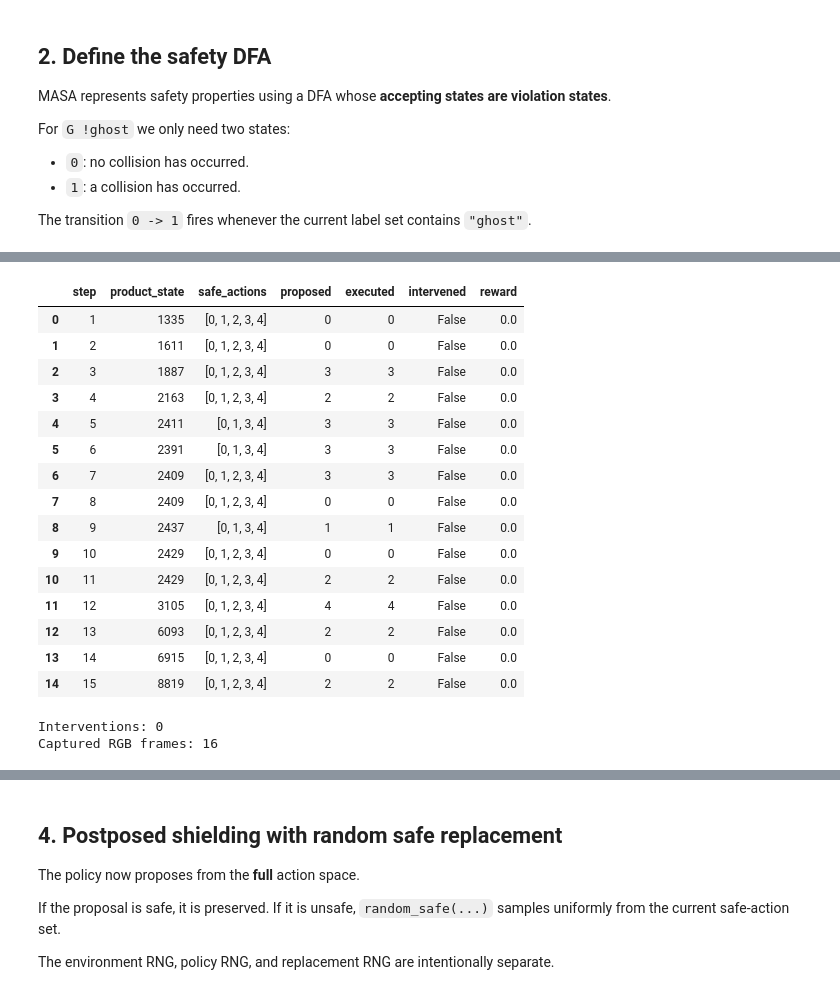
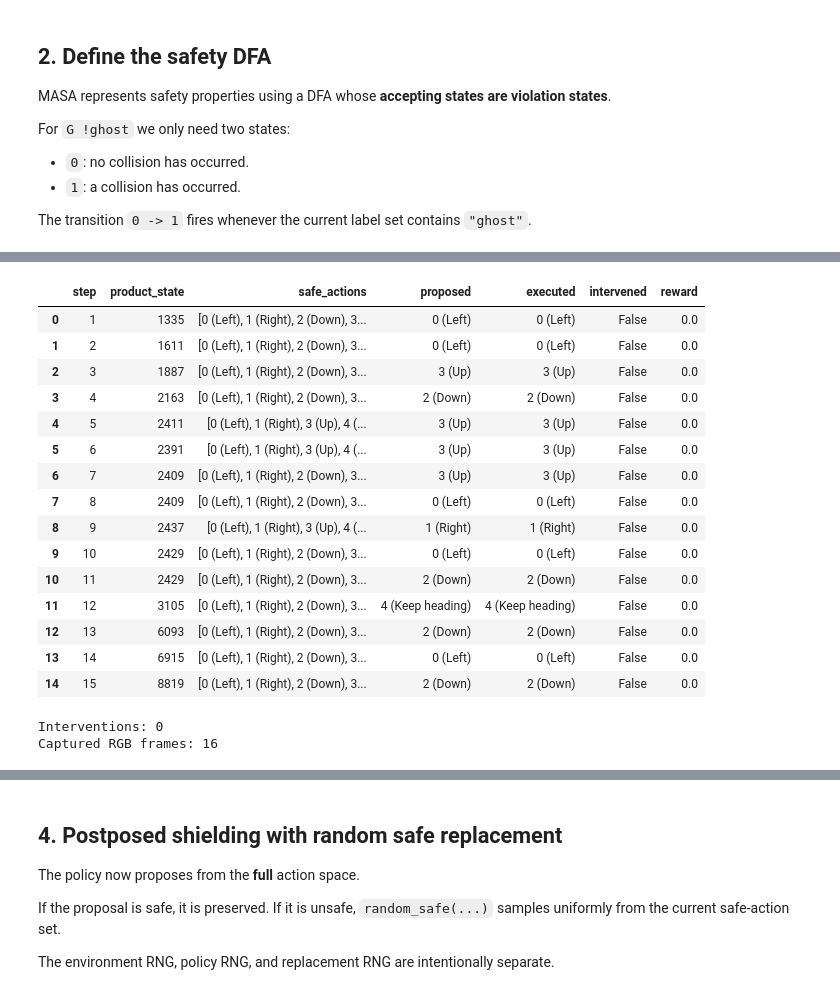
Before and after one commit to sacktock/MASA-Safe-RL, a Jupyter notebook: tutorial/05_minipacman_deterministic_shielding.ipynb, the cells around one changed output, grey strips where cells are left out. Cells and saved outputs as stored; diff of their text form; code cells hidden in the pictures.

```diff
--- a/tutorial/05_minipacman_deterministic_shielding.ipynb
+++ b/tutorial/05_minipacman_deterministic_shielding.ipynb
@@ -128,6 +126,41 @@ def animate_frames(frames, interval=250):
     )
     plt.close(fig)
     return HTML(animation.to_jshtml())
+
+
+ACTION_NAMES = {
+    0: "Left",
+    1: "Right",
+    2: "Down",
+    3: "Up",
+    4: "Keep heading",
+}
+
+
+def action_label(action):
+    """Format an action ID for human-readable notebook output."""
+    action = int(action)
+    return f"{action} ({ACTION_NAMES.get(action, 'Unknown')})"
+
+
+def action_list_label(actions):
+    """Format a sequence of action IDs without changing the underlying data."""
+    return "[" + ", ".join(action_label(a) for a in actions) + "]"
+
+
+def display_trace(trace, n=None):
+    """Display an annotated copy while keeping the real trace columns numeric."""
+    view = trace if n is None else trace.head(n)
+    view = view.copy()
+
+    if "safe_actions" in view:
+        view["safe_actions"] = view["safe_actions"].map(action_list_label)
+    if "proposed" in view:
+        view["proposed"] = view["proposed"].map(action_label)
+    if "executed" in view:
+        view["executed"] = view["executed"].map(action_label)
+
+    display(view)
 # %% [markdown]
 ## 3. Preemptive shielding
 
@@ -189,49 +227,49 @@ def run_preemptive(env, steps=MAX_STEPS):
         assert mask[executed]
         assert "ghost" not in step_info.get("labels", set())
 
         rows.append({
             "step": t + 1,
             "product_state": int(obs),
             "safe_actions": safe_actions.tolist(),
             "proposed": proposed,
             "executed": executed,
             "intervened": bool(step_info["shield_intervened"]),
             "reward": float(reward),
         })
 
         frames.append(env.render().copy())
 
         obs, info = next_obs, step_info
         if terminated or truncated:
             break
 
     return pd.DataFrame(rows), frames
 
 
 preemptive_trace, preemptive_frames = run_preemptive(preemptive_env)
-display(preemptive_trace.head(15))
+display_trace(preemptive_trace, n=15)
 
 print("Interventions:", int(preemptive_trace["intervened"].sum()))
 print("Captured RGB frames:", len(preemptive_frames))
 
 display(animate_frames(preemptive_frames))
 # %% [output]
 |  | step | product_state | safe_actions | proposed | executed | intervened | reward |
-| 0 | 1 | 1335 | [0, 1, 2, 3, 4] | 0 | 0 | False | 0.0 |
-| 1 | 2 | 1611 | [0, 1, 2, 3, 4] | 0 | 0 | False | 0.0 |
-| 2 | 3 | 1887 | [0, 1, 2, 3, 4] | 3 | 3 | False | 0.0 |
-| 3 | 4 | 2163 | [0, 1, 2, 3, 4] | 2 | 2 | False | 0.0 |
-| 4 | 5 | 2411 | [0, 1, 3, 4] | 3 | 3 | False | 0.0 |
-| 5 | 6 | 2391 | [0, 1, 3, 4] | 3 | 3 | False | 0.0 |
-| 6 | 7 | 2409 | [0, 1, 2, 3, 4] | 3 | 3 | False | 0.0 |
-| 7 | 8 | 2409 | [0, 1, 2, 3, 4] | 0 | 0 | False | 0.0 |
-| 8 | 9 | 2437 | [0, 1, 3, 4] | 1 | 1 | False | 0.0 |
-| 9 | 10 | 2429 | [0, 1, 2, 3, 4] | 0 | 0 | False | 0.0 |
-| 10 | 11 | 2429 | [0, 1, 2, 3, 4] | 2 | 2 | False | 0.0 |
-| 11 | 12 | 3105 | [0, 1, 2, 3, 4] | 4 | 4 | False | 0.0 |
-| 12 | 13 | 6093 | [0, 1, 2, 3, 4] | 2 | 2 | False | 0.0 |
-| 13 | 14 | 6915 | [0, 1, 2, 3, 4] | 0 | 0 | False | 0.0 |
-| 14 | 15 | 8819 | [0, 1, 2, 3, 4] | 2 | 2 | False | 0.0 |
+| 0 | 1 | 1335 | [0 (Left), 1 (Right), 2 (Down), 3... | 0 (Left) | 0 (Left) | False | 0.0 |
+| 1 | 2 | 1611 | [0 (Left), 1 (Right), 2 (Down), 3... | 0 (Left) | 0 (Left) | False | 0.0 |
+| 2 | 3 | 1887 | [0 (Left), 1 (Right), 2 (Down), 3... | 3 (Up) | 3 (Up) | False | 0.0 |
+| 3 | 4 | 2163 | [0 (Left), 1 (Right), 2 (Down), 3... | 2 (Down) | 2 (Down) | False | 0.0 |
+| 4 | 5 | 2411 | [0 (Left), 1 (Right), 3 (Up), 4 (... | 3 (Up) | 3 (Up) | False | 0.0 |
+| 5 | 6 | 2391 | [0 (Left), 1 (Right), 3 (Up), 4 (... | 3 (Up) | 3 (Up) | False | 0.0 |
+| 6 | 7 | 2409 | [0 (Left), 1 (Right), 2 (Down), 3... | 3 (Up) | 3 (Up) | False | 0.0 |
+| 7 | 8 | 2409 | [0 (Left), 1 (Right), 2 (Down), 3... | 0 (Left) | 0 (Left) | False | 0.0 |
+| 8 | 9 | 2437 | [0 (Left), 1 (Right), 3 (Up), 4 (... | 1 (Right) | 1 (Right) | False | 0.0 |
+| 9 | 10 | 2429 | [0 (Left), 1 (Right), 2 (Down), 3... | 0 (Left) | 0 (Left) | False | 0.0 |
+| 10 | 11 | 2429 | [0 (Left), 1 (Right), 2 (Down), 3... | 2 (Down) | 2 (Down) | False | 0.0 |
+| 11 | 12 | 3105 | [0 (Left), 1 (Right), 2 (Down), 3... | 4 (Keep heading) | 4 (Keep heading) | False | 0.0 |
+| 12 | 13 | 6093 | [0 (Left), 1 (Right), 2 (Down), 3... | 2 (Down) | 2 (Down) | False | 0.0 |
+| 13 | 14 | 6915 | [0 (Left), 1 (Right), 2 (Down), 3... | 0 (Left) | 0 (Left) | False | 0.0 |
+| 14 | 15 | 8819 | [0 (Left), 1 (Right), 2 (Down), 3... | 2 (Down) | 2 (Down) | False | 0.0 |
 Interventions: 0
 Captured RGB frames: 16
 [interactive output not drawn]
```
Also changed, not shown: parts of 5 cells of this notebook.
